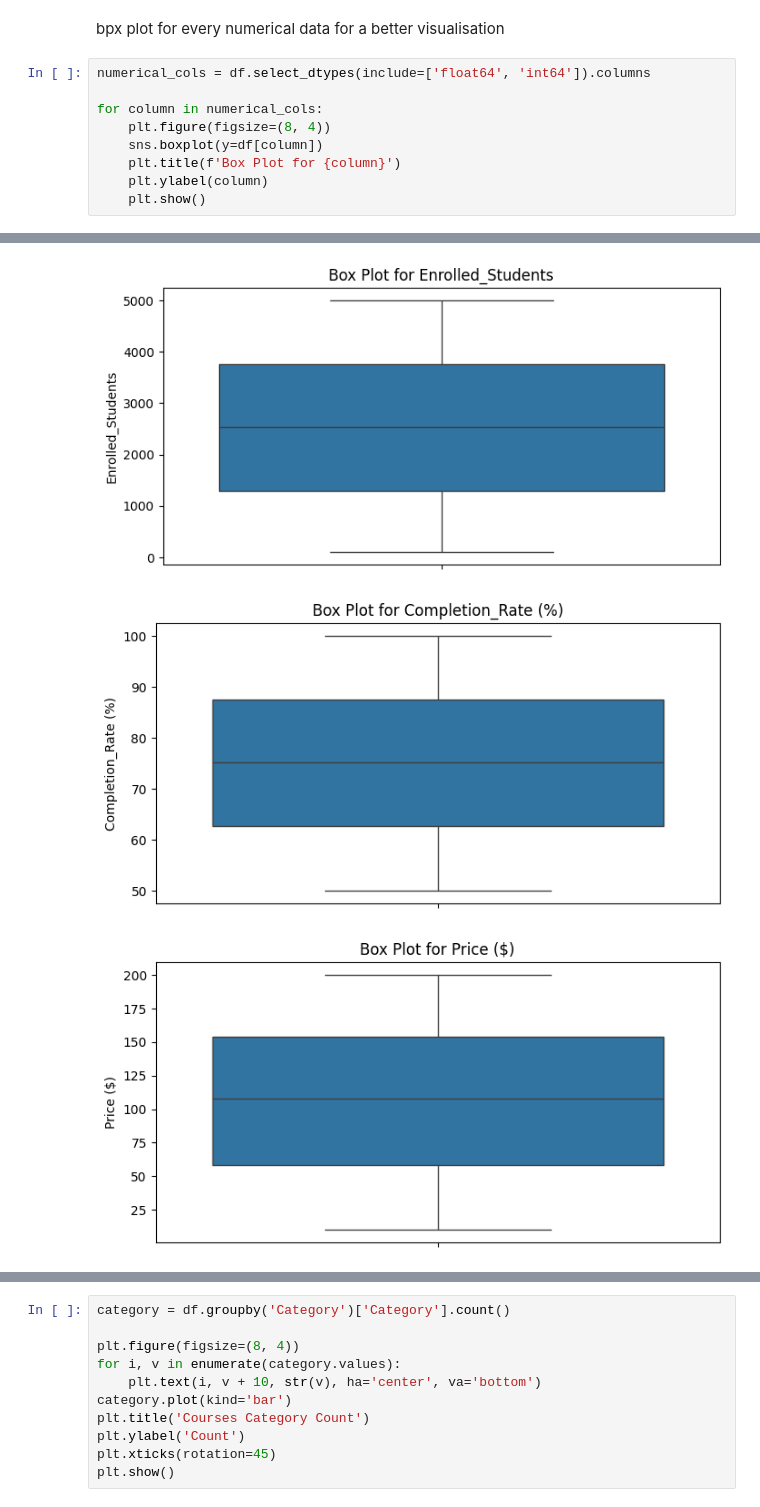
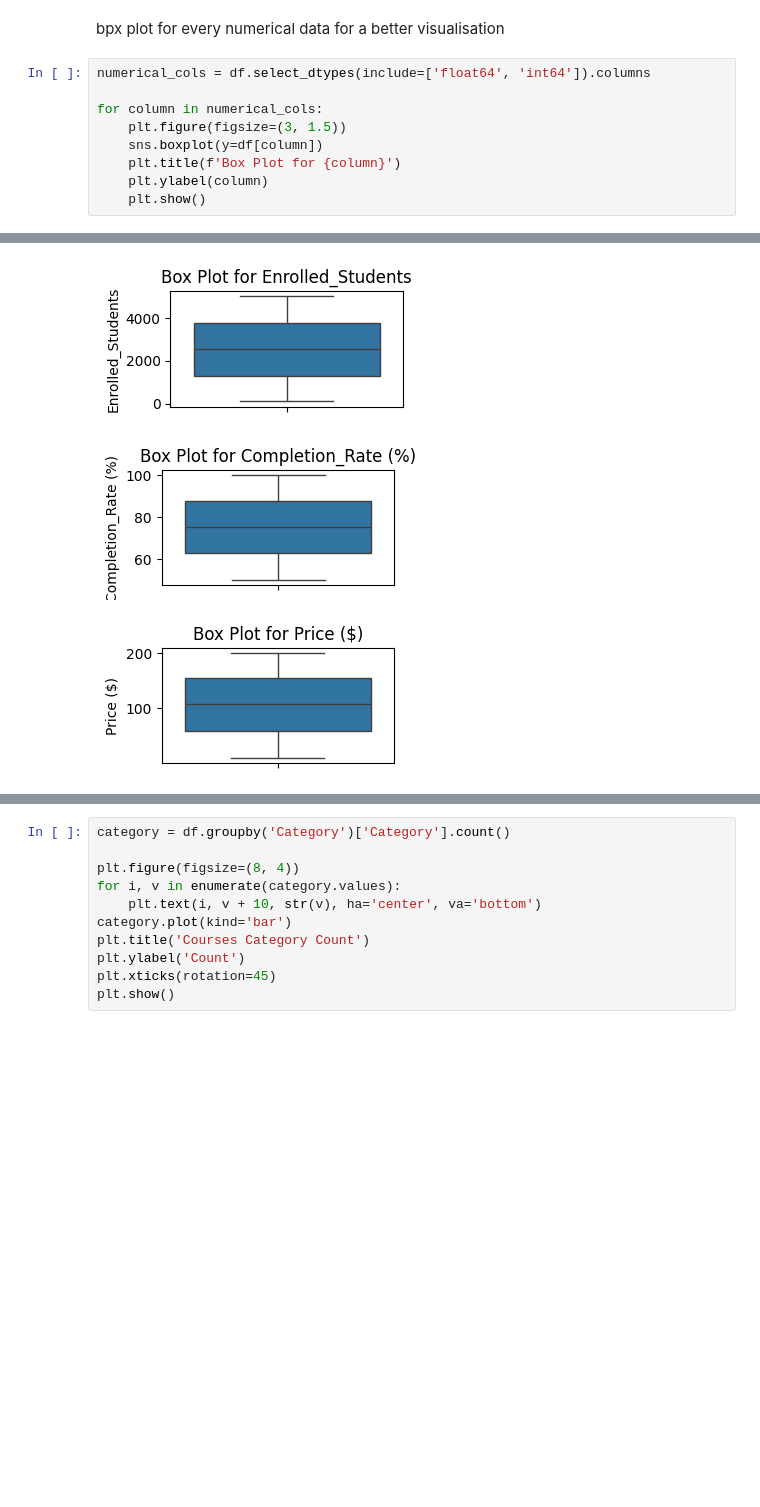
Before and after one commit to TeodoraVuta/E-learning-Project, a Jupyter notebook: test.ipynb, the cells around one changed output, grey strips where cells are left out. Drawn from its saved outputs; the diff is of its cells as text; blank space fills up the shorter version.

```diff
--- a/test.ipynb
+++ b/test.ipynb
@@ -70,7 +70,7 @@ bpx plot for every numerical data for a better visualisation
 numerical_cols = df.select_dtypes(include=['float64', 'int64']).columns
 
 for column in numerical_cols:
-    plt.figure(figsize=(8, 4))
+    plt.figure(figsize=(3, 1.5))
     sns.boxplot(y=df[column])
     plt.title(f'Box Plot for {column}')
     plt.ylabel(column)
@@ -80,3 +80,3 @@ for column in numerical_cols:
-[figure, old version]
+[figure, new version]
-[figure, old version]
+[figure, new version]
-[figure, old version]
+[figure, new version]
```
Also changed, not shown: parts of 1 cell of this notebook.
